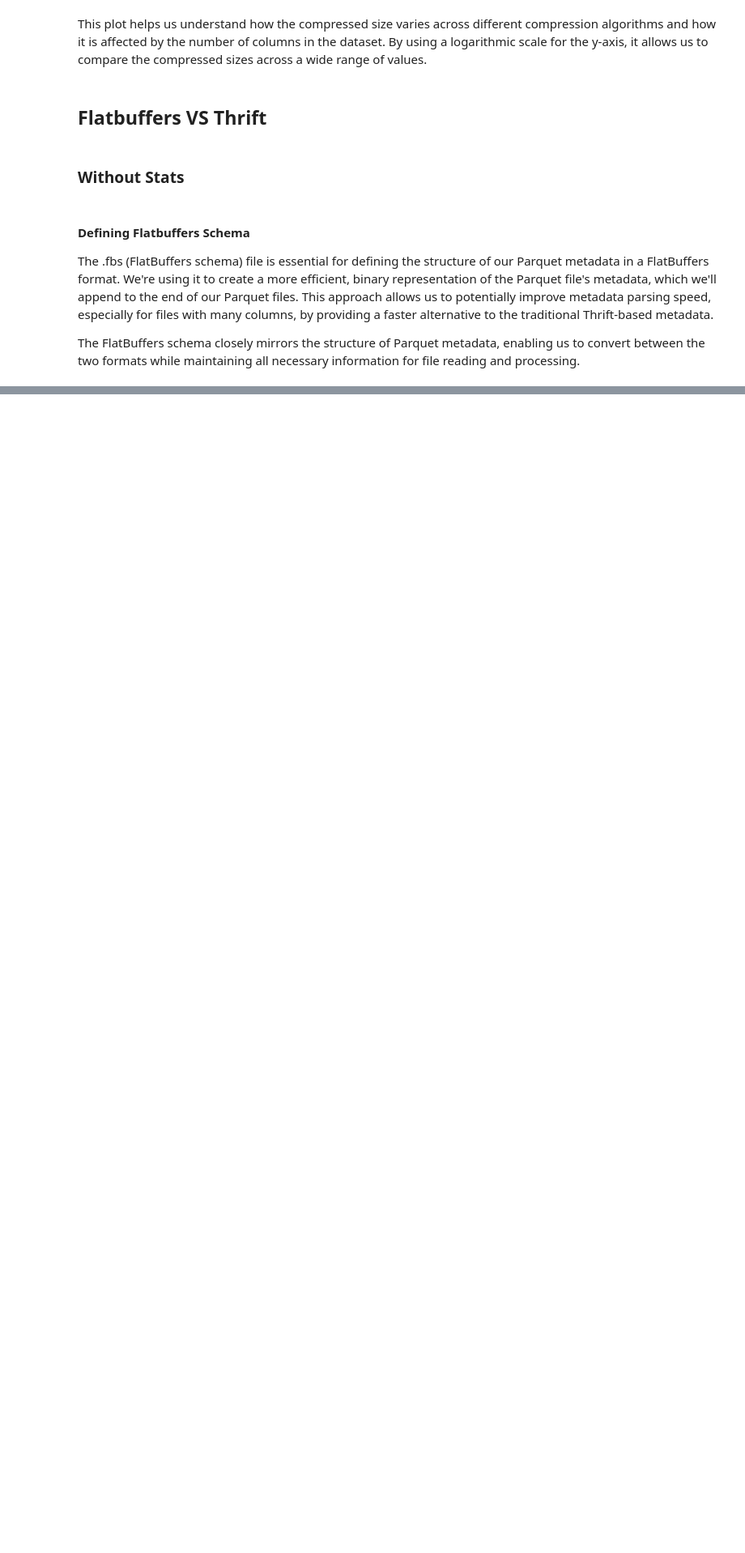
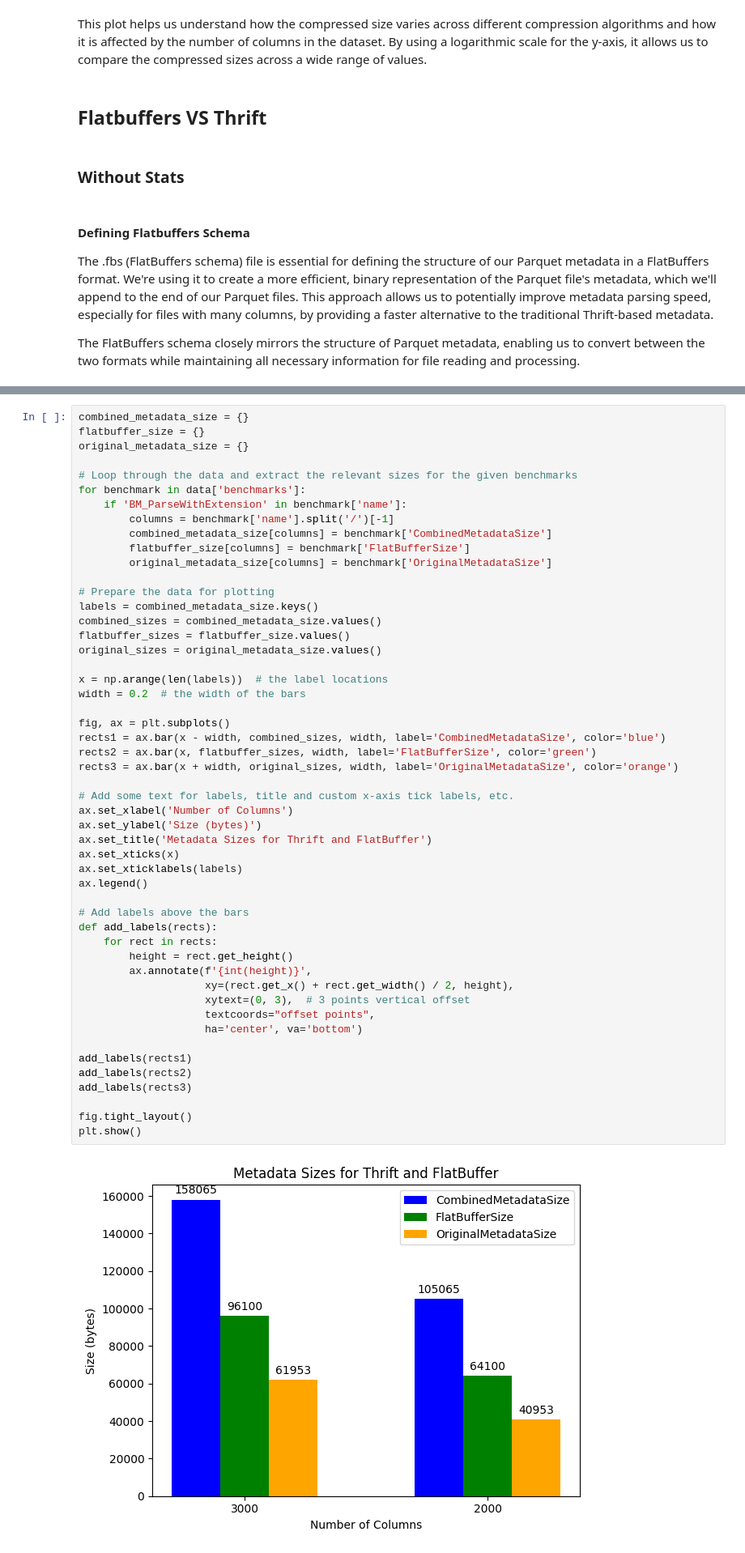
Before and after one commit to Neelaksh-Singh/gresearch_parquet_benchmarking, a Jupyter notebook: Parquet-CPP-Benchmarking.ipynb, the cells around one changed output, grey strips where cells are left out. Shown at 81% size. Drawn from its saved outputs; the diff is of its cells as text; blank space fills up the shorter version.

```diff
--- a/Parquet-CPP-Benchmarking.ipynb
+++ b/Parquet-CPP-Benchmarking.ipynb
@@ -719,0 +817,53 @@ Modified ../src/flatbuff_ns_generated.h
+# %%
+combined_metadata_size = {}
+flatbuffer_size = {}
+original_metadata_size = {}
+
+# Loop through the data and extract the relevant sizes for the given benchmarks
+for benchmark in data['benchmarks']:
+    if 'BM_ParseWithExtension' in benchmark['name']:
+        columns = benchmark['name'].split('/')[-1]
+        combined_metadata_size[columns] = benchmark['CombinedMetadataSize']
+        flatbuffer_size[columns] = benchmark['FlatBufferSize']
+        original_metadata_size[columns] = benchmark['OriginalMetadataSize']
+
+# Prepare the data for plotting
+labels = combined_metadata_size.keys()
+combined_sizes = combined_metadata_size.values()
+flatbuffer_sizes = flatbuffer_size.values()
+original_sizes = original_metadata_size.values()
+
+x = np.arange(len(labels))  # the label locations
+width = 0.2  # the width of the bars
+
+fig, ax = plt.subplots()
+rects1 = ax.bar(x - width, combined_sizes, width, label='CombinedMetadataSize', color='blue')
+rects2 = ax.bar(x, flatbuffer_sizes, width, label='FlatBufferSize', color='green')
+rects3 = ax.bar(x + width, original_sizes, width, label='OriginalMetadataSize', color='orange')
+
+# Add some text for labels, title and custom x-axis tick labels, etc.
+ax.set_xlabel('Number of Columns')
+ax.set_ylabel('Size (bytes)')
+ax.set_title('Metadata Sizes for Thrift and FlatBuffer')
+ax.set_xticks(x)
+ax.set_xticklabels(labels)
+ax.legend()
+
+# Add labels above the bars
+def add_labels(rects):
+    for rect in rects:
+        height = rect.get_height()
+        ax.annotate(f'{int(height)}',
+                    xy=(rect.get_x() + rect.get_width() / 2, height),
+                    xytext=(0, 3),  # 3 points vertical offset
+                    textcoords="offset points",
+                    ha='center', va='bottom')
+
+add_labels(rects1)
+add_labels(rects2)
+add_labels(rects3)
+
+fig.tight_layout()
+plt.show()
+# %% [output]
+[figure, added]
```
Also changed, not shown: parts of 7 cells of this notebook, 3 other files.
